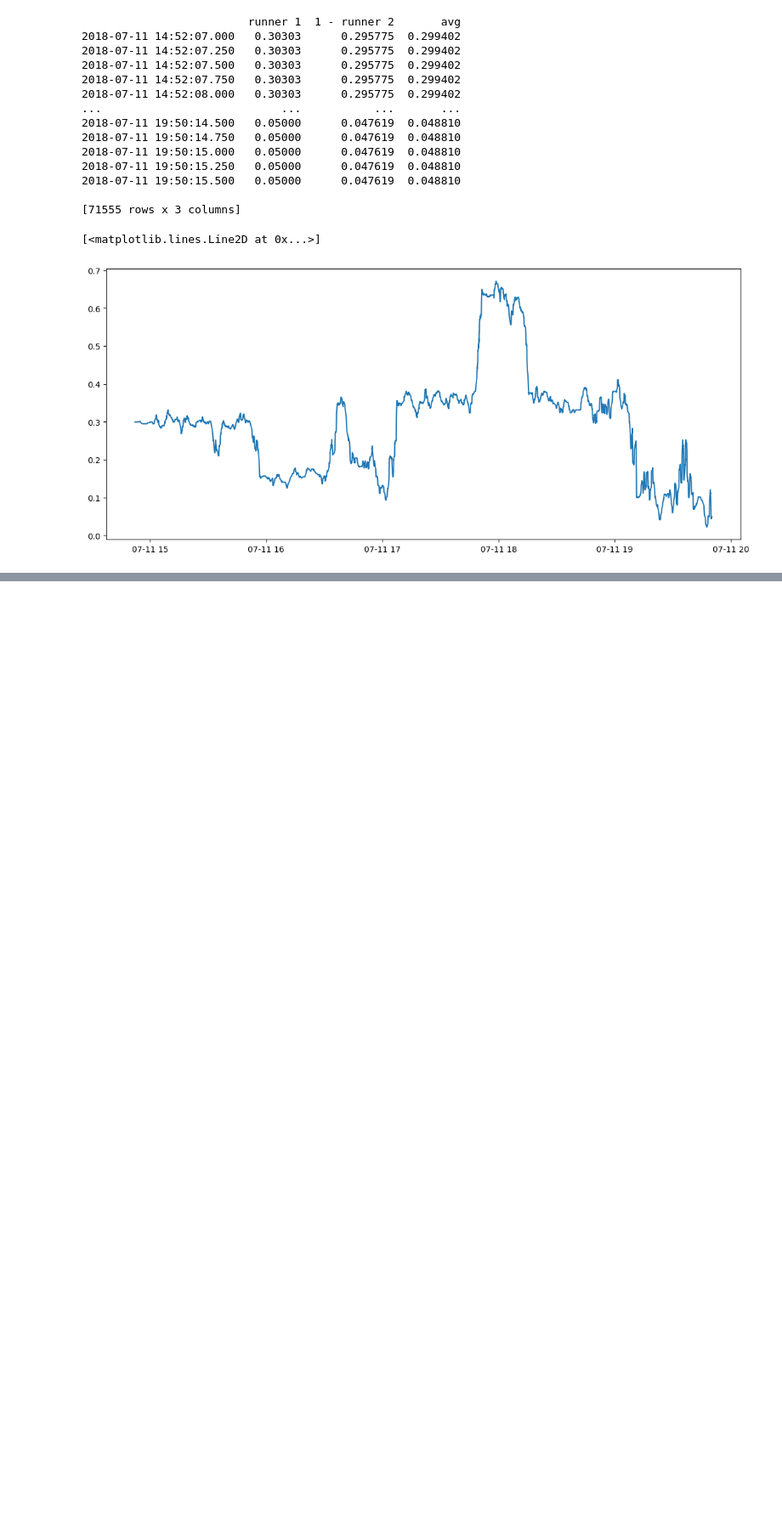
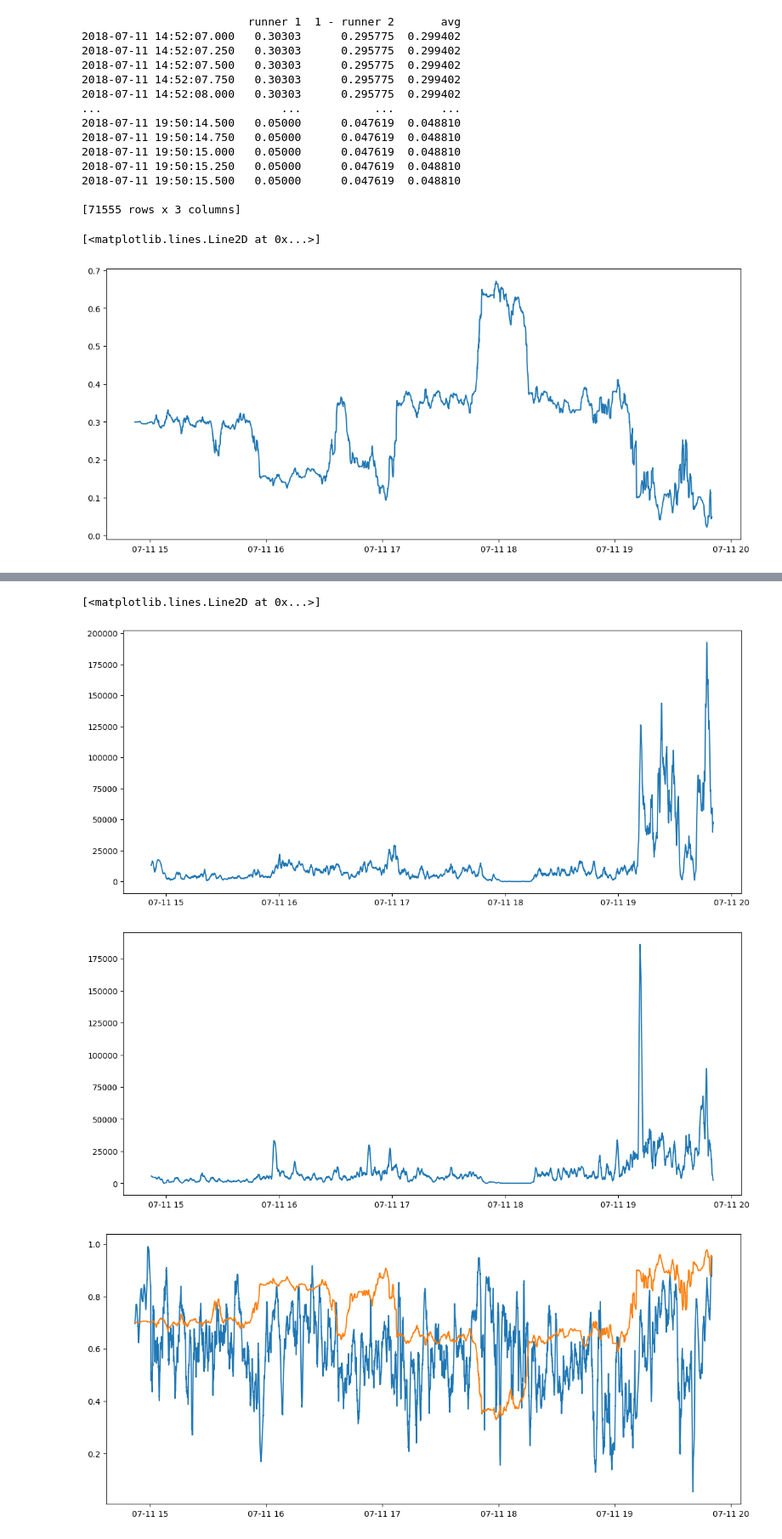
Before and after one commit to dyce135/Algorithmic_Tennis_Betting, a Jupyter notebook: preprocessing.ipynb, the cells around one changed output, grey strips where cells are left out. Shown at 85% size. Cells and saved outputs as stored; diff of their text form; code cells hidden in the pictures; blank space fills up the shorter version.

```diff
--- a/preprocessing.ipynb
+++ b/preprocessing.ipynb
@@ -351,0 +357,13 @@ plt.plot(df_runner_1[['pup']])
+# %%
+plt.figure(figsize=(14,6))
+plt.plot(df_runner_2[['back vol']])
+plt.figure(figsize=(14,6))
+plt.plot(df_runner_2[['lay vol']])
+plt.figure(figsize=(14,6))
+plt.plot(df_runner_2[['pup']])
+plt.plot(1 - df_odds['ltp odds'])
+# %% [output]
+[<matplotlib.lines.Line2D at 0x...>]
+[figure, added]
+[figure, added]
+[figure, added]
```
Also changed, not shown: parts of 8 cells of this notebook.
